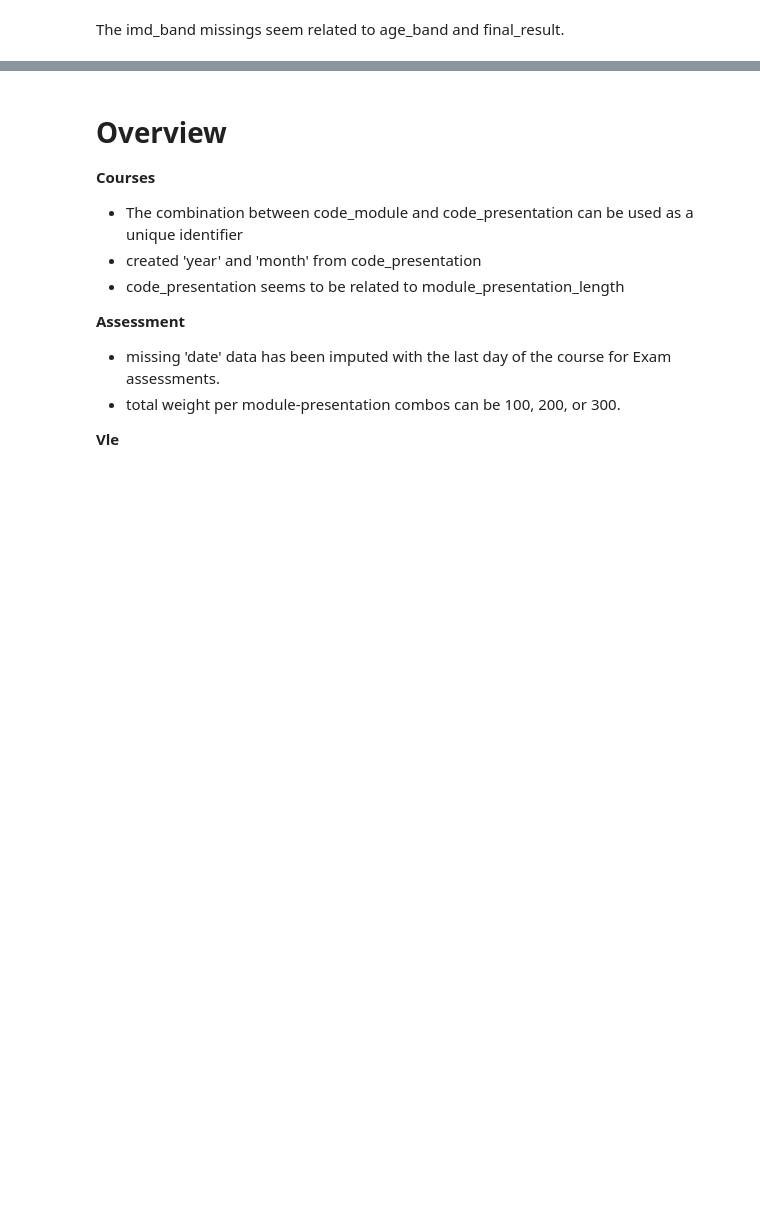
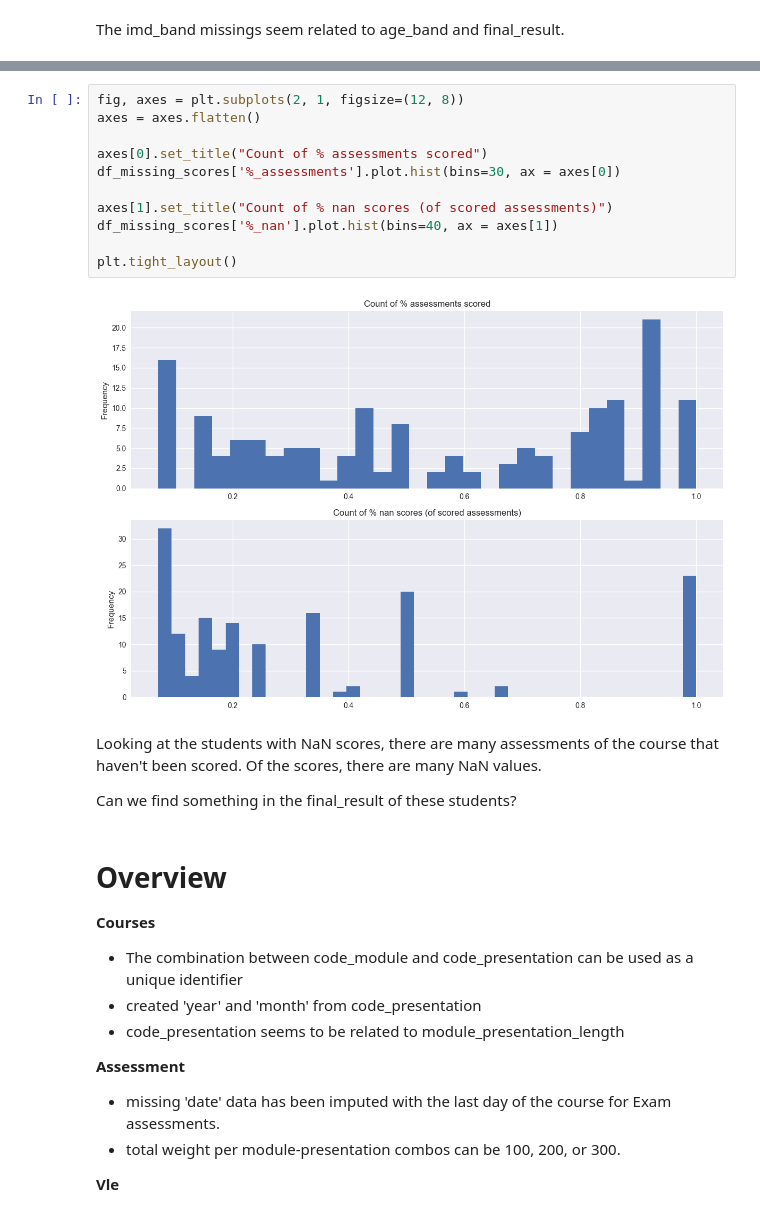
Before and after one commit to Originalnam/learning_analytics, a Jupyter notebook: EDA/eda.ipynb, the cells around one changed output, grey strips where cells are left out. Saved outputs shown, nothing was run; the diff lists cells and outputs as text; blank space fills up the shorter version.

```diff
--- a/EDA/eda.ipynb
+++ b/EDA/eda.ipynb
@@ -1603,3 +1771,20 @@ The imd_band missings seem related to age_band and final_result.
+# %%
+fig, axes = plt.subplots(2, 1, figsize=(12, 8))
+axes = axes.flatten()
+
+axes[0].set_title("Count of % assessments scored")
+df_missing_scores['%_assessments'].plot.hist(bins=30, ax = axes[0])
+
+axes[1].set_title("Count of % nan scores (of scored assessments)")
+df_missing_scores['%_nan'].plot.hist(bins=40, ax = axes[1])
+
+plt.tight_layout()
+# %% [output]
+[figure, added]
+# %% [markdown]
+Looking at the students with NaN scores, there are many assessments of the course that haven't been scored. Of the scores, there are many NaN values.
+
+Can we find something in the final_result of these students?
 # %% [markdown]
 # Overview
 **Courses**
```
Also changed, not shown: parts of 9 cells of this notebook.
